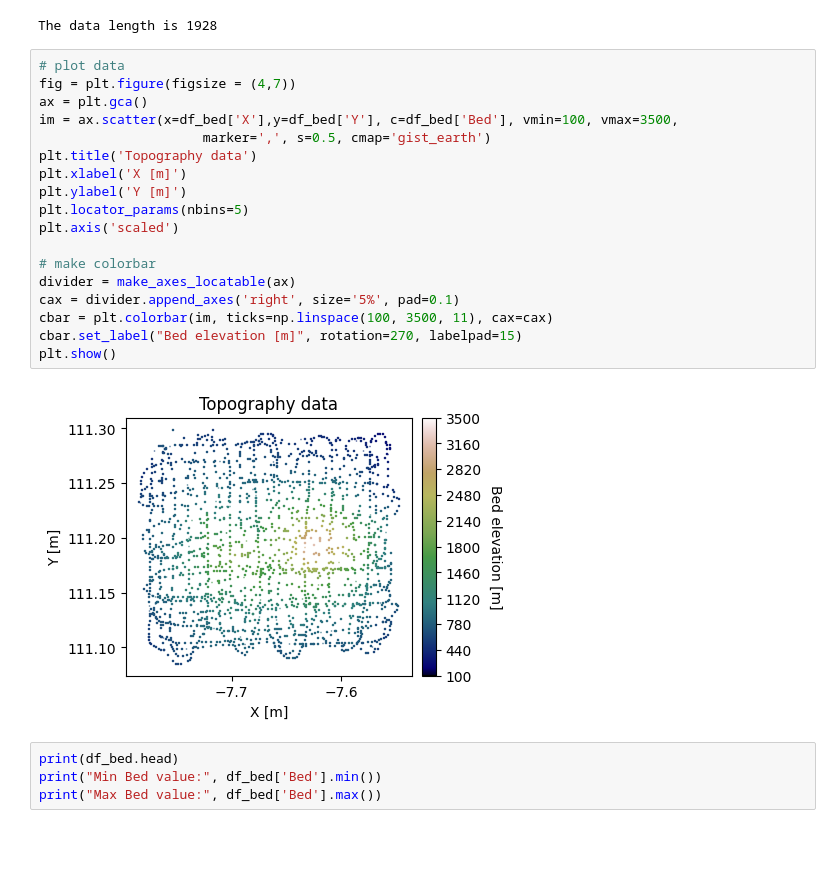
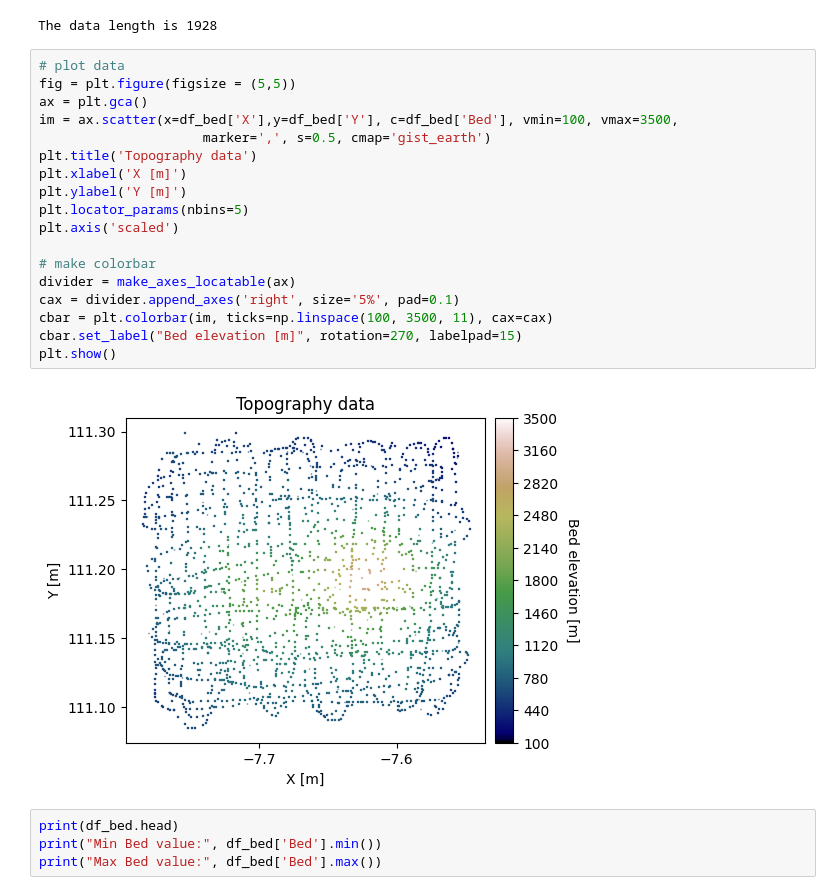
Before and after one commit to Sekarayyw/Geostat, a Jupyter notebook: 1_Experimental_Variogram.ipynb, the cells around one changed output. Cells and saved outputs as stored; diff of their text form; blank space fills up the shorter version.

```diff
--- a/1_Experimental_Variogram.ipynb
+++ b/1_Experimental_Variogram.ipynb
@@ -34,24 +34,24 @@ print(f'The data length is {len(df_bed)}')
 The data length is 1928
 # %%
 # plot data
-fig = plt.figure(figsize = (4,7))
+fig = plt.figure(figsize = (5,5))
 ax = plt.gca()
 im = ax.scatter(x=df_bed['X'],y=df_bed['Y'], c=df_bed['Bed'], vmin=100, vmax=3500,
                      marker=',', s=0.5, cmap='gist_earth')
 plt.title('Topography data')
 plt.xlabel('X [m]')
 plt.ylabel('Y [m]')
 plt.locator_params(nbins=5)
 plt.axis('scaled')
 
 # make colorbar
 divider = make_axes_locatable(ax)
 cax = divider.append_axes('right', size='5%', pad=0.1)
 cbar = plt.colorbar(im, ticks=np.linspace(100, 3500, 11), cax=cax)
 cbar.set_label("Bed elevation [m]", rotation=270, labelpad=15)
 plt.show()
 # %% [output]
-[figure, old version]
+[figure, new version]
 # %%
 print(df_bed.head)
 print("Min Bed value:", df_bed['Bed'].min())
```
Also changed, not shown: parts of 6 cells of this notebook.
